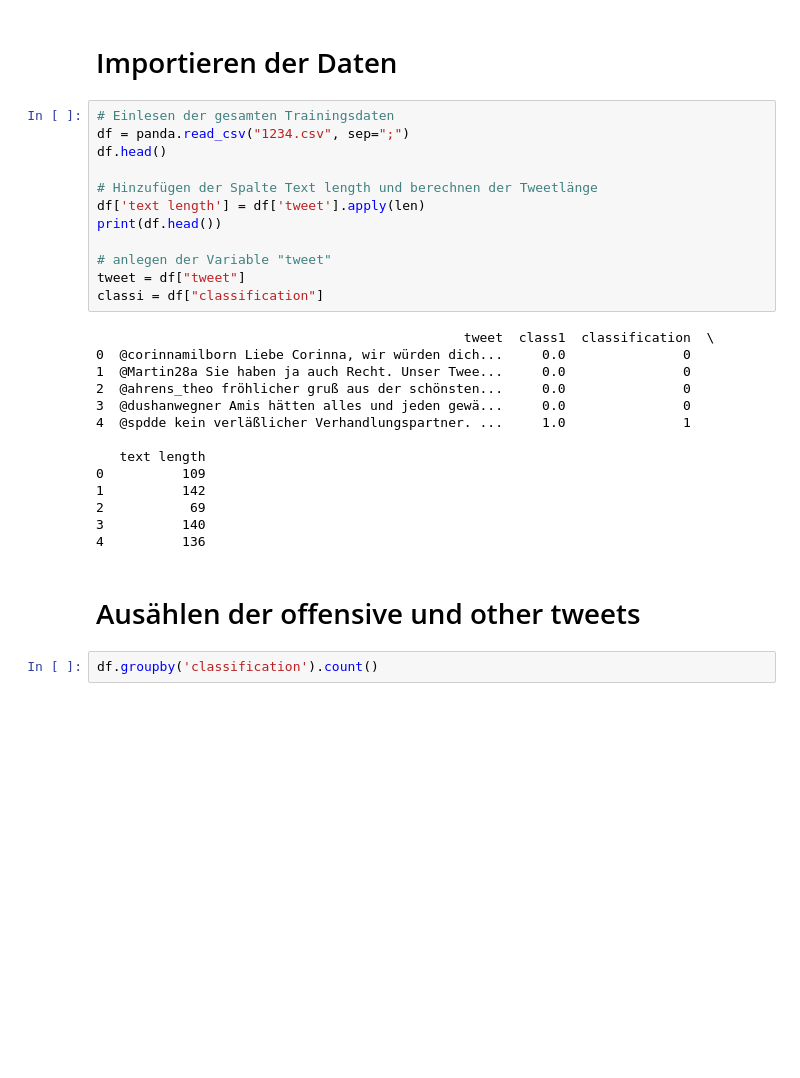
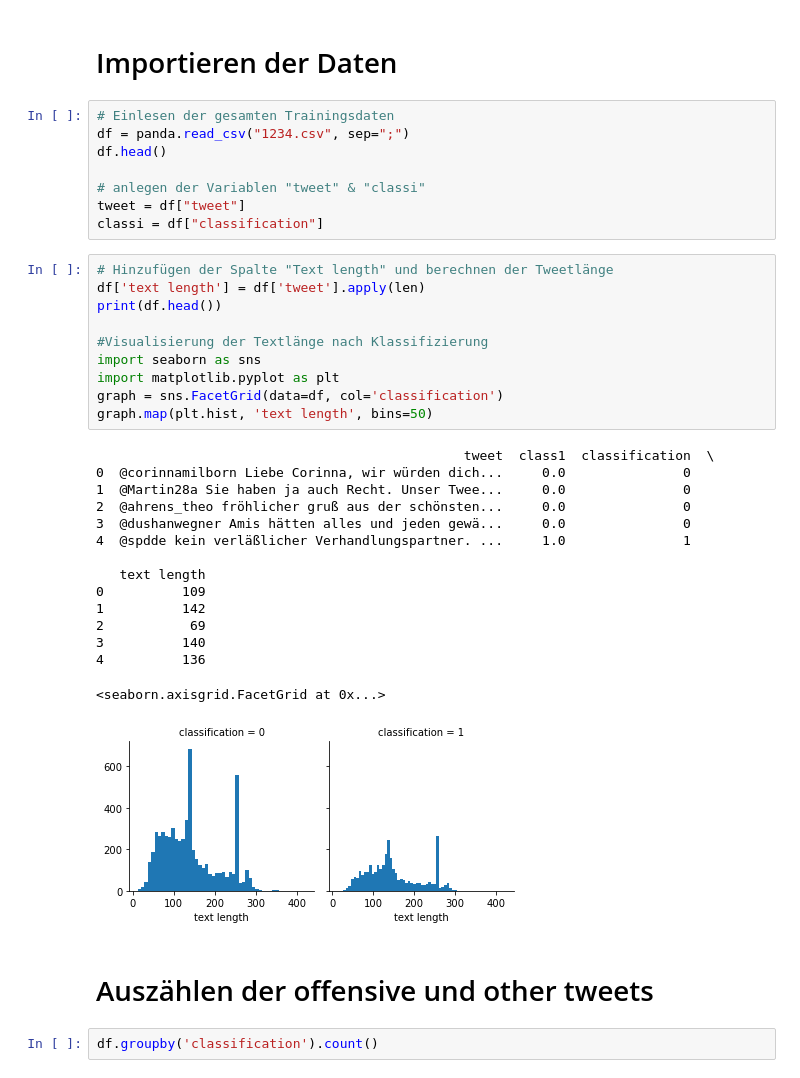
Before and after one commit to SexyRaxy/Software-Projekt, a Jupyter notebook: FINALFINALFINAL.ipynb, the cells around one changed output. Drawn from its saved outputs; the diff is of its cells as text; blank space fills up the shorter version.

```diff
--- a/FINALFINALFINAL.ipynb
+++ b/FINALFINALFINAL.ipynb
@@ -35,29 +35,37 @@ warnings.simplefilter(action='ignore', category=FutureWarning)
 df = panda.read_csv("1234.csv", sep=";")
 df.head()
 
-# Hinzufügen der Spalte Text length und berechnen der Tweetlänge
-df['text length'] = df['tweet'].apply(len)
-print(df.head())
-
-# anlegen der Variable "tweet"
+# anlegen der Variablen "tweet" & "classi"
 tweet = df["tweet"]
 classi = df["classification"]
-# %% [output]
-                                               tweet  class1  classification  \
-0  @corinnamilborn Liebe Corinna, wir würden dich...     0.0               0
-1  @Martin28a Sie haben ja auch Recht. Unser Twee...     0.0               0
-2  @ahrens_theo fröhlicher gruß aus der schönsten...     0.0               0
-3  @dushanwegner Amis hätten alles und jeden gewä...     0.0               0
-4  @spdde kein verläßlicher Verhandlungspartner. ...     1.0               1
-
-   text length
-0          109
-1          142
-2           69
-3          140
-4          136
+# %%
+# Hinzufügen der Spalte "Text length" und berechnen der Tweetlänge
+df['text length'] = df['tweet'].apply(len)
+print(df.head())
+
+#Visualisierung der Textlänge nach Klassifizierung
+import seaborn as sns
+import matplotlib.pyplot as plt
+graph = sns.FacetGrid(data=df, col='classification')
+graph.map(plt.hist, 'text length', bins=50)
+# %% [output]
+                                               tweet  class1  classification  \
+0  @corinnamilborn Liebe Corinna, wir würden dich...     0.0               0
+1  @Martin28a Sie haben ja auch Recht. Unser Twee...     0.0               0
+2  @ahrens_theo fröhlicher gruß aus der schönsten...     0.0               0
+3  @dushanwegner Amis hätten alles und jeden gewä...     0.0               0
+4  @spdde kein verläßlicher Verhandlungspartner. ...     1.0               1
+
+   text length
+0          109
+1          142
+2           69
+3          140
+4          136
+<seaborn.axisgrid.FacetGrid at 0x...>
+[figure, added]
 # %% [markdown]
-# Ausählen der offensive und other tweets
+# Auszählen der offensive und other tweets
 # %%
 df.groupby('classification').count()
 # %% [output]
```
Also changed, not shown: parts of 82 cells of this notebook.
